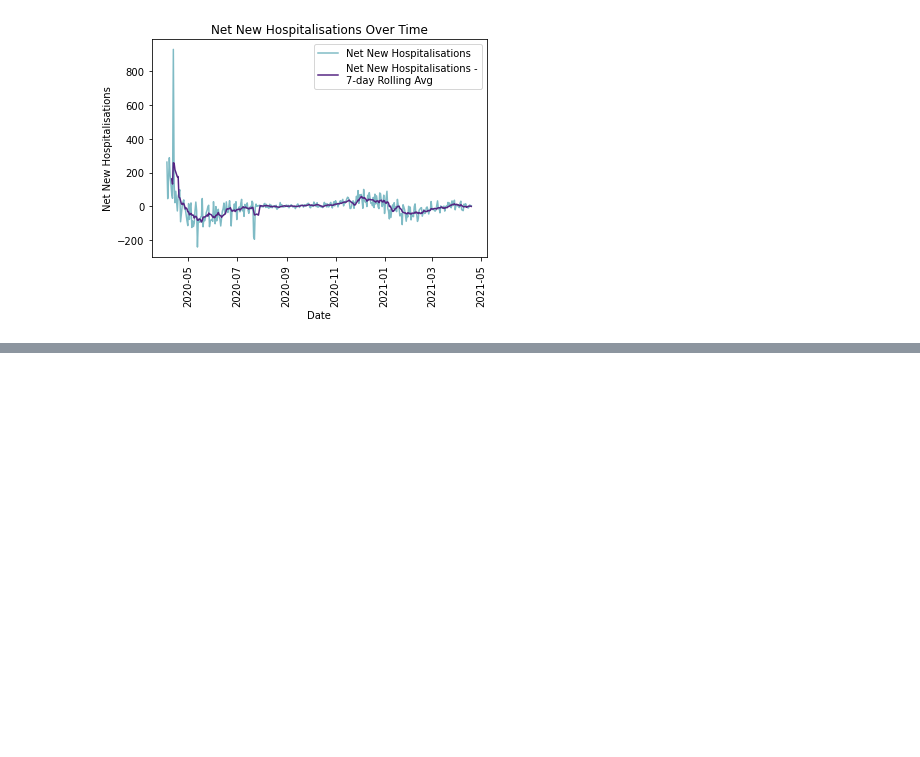
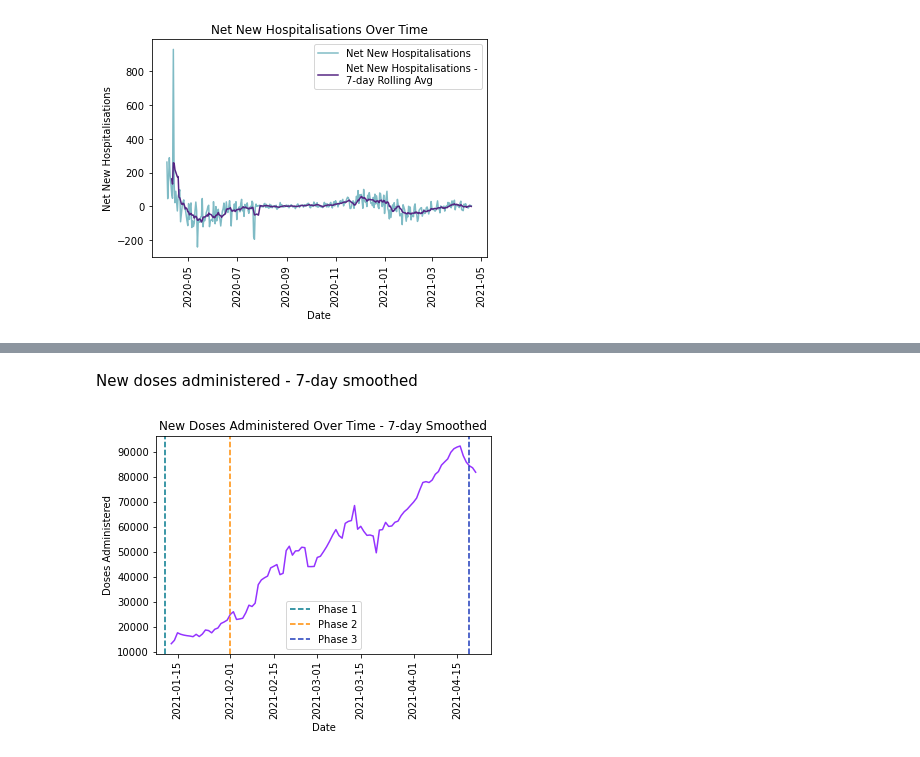
Before and after one commit to samar14641/covid-visualisations, a Jupyter notebook: massachusettsPlots.ipynb, the cells around one changed output, grey strips where cells are left out. Cells and saved outputs as stored; diff of their text form; code cells hidden in the pictures; blank space fills up the shorter version.

```diff
--- a/pyWork.ipynb
+++ b/massachusettsPlots.ipynb
@@ -253,0 +301,16 @@ plt.close()
+# %% [markdown]
+New doses administered - 7-day smoothed
+# %%
+plt.plot(mass_vax['date'], mass_vax['daily_vaccinations'], color = '#9433ff')
+plt.axvline(pd.to_datetime('2021-01-11'), ls = '--', color = '#00788c', label = 'Phase 1')
+plt.axvline(pd.to_datetime('2021-02-01'), ls = '--', color = '#ff8b00', label = 'Phase 2')
+plt.axvline(pd.to_datetime('2021-04-19'), ls = '--', color = '#1c39bb', label = 'Phase 3')
+plt.title('New Doses Administered Over Time - 7-day Smoothed')
+plt.xlabel('Date')
+plt.ylabel('Doses Administered')
+plt.xticks(rotation = 90)
+plt.legend()
+plt.show()
+plt.close()
+# %% [output]
+[figure, added]
```
Also changed, not shown: parts of 9 cells of this notebook, 2 other files.
